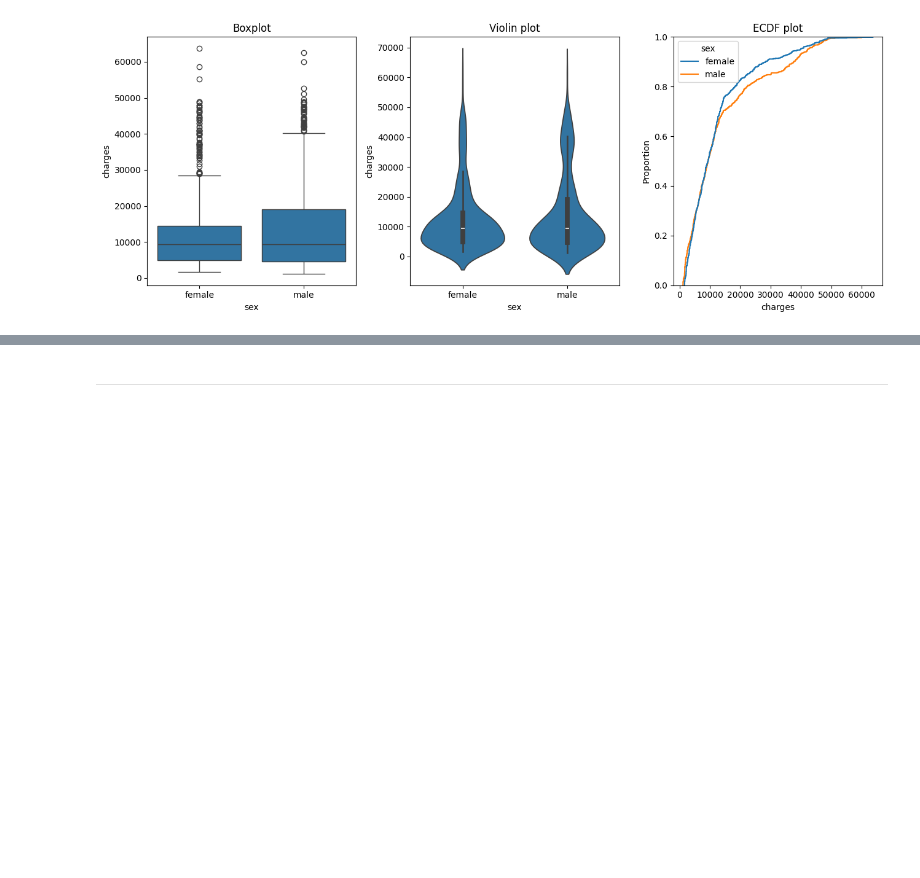
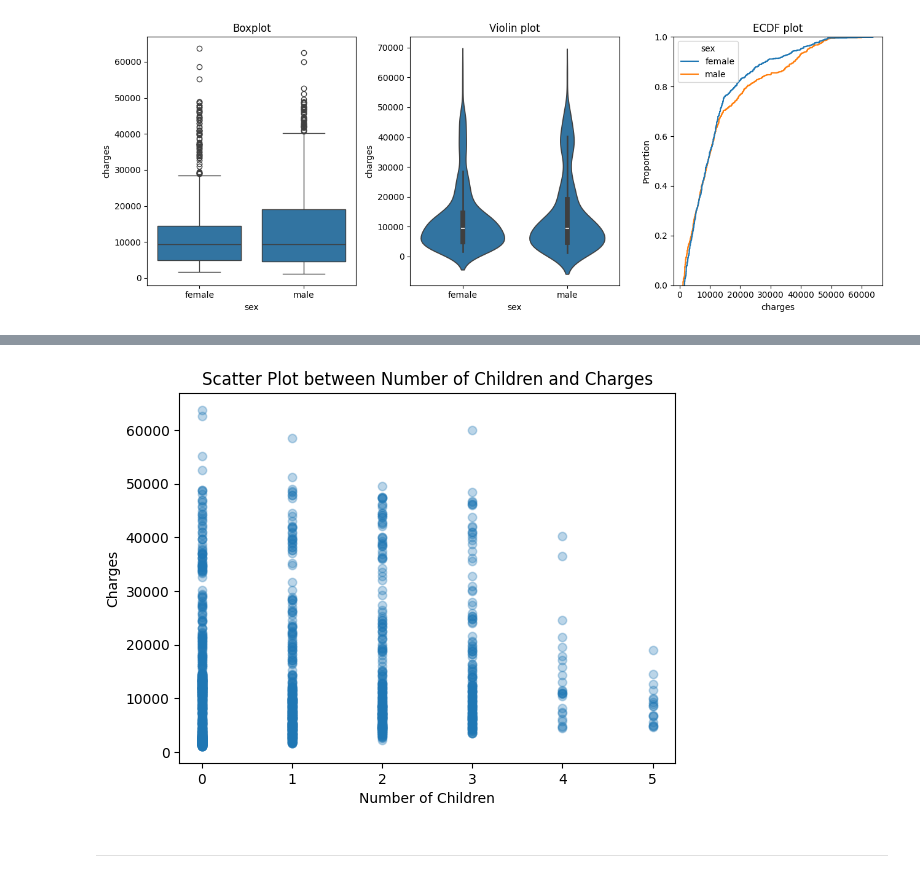
Before and after one commit to Khoi412/Hackathon1_Healthcare_Insurance_Cost_Analysis, a Jupyter notebook: jupyter_notebooks/Healthcare_insurance.ipynb, the cells around one changed output, grey strips where cells are left out. Cells and saved outputs as stored; diff of their text form; code cells hidden in the pictures; blank space fills up the shorter version.

```diff
--- a/jupyter_notebooks/Healthcare_insurance.ipynb
+++ b/jupyter_notebooks/Healthcare_insurance.ipynb
@@ -131,3 +206,12 @@ plt.show()
+# %%
+## Show a scatter plot between children and charges
+plt.scatter(df_insurance['children'], df_insurance['charges'], alpha=0.3)
+plt.title('Scatter Plot between Number of Children and Charges')
+plt.xlabel('Number of Children')
+plt.ylabel('Charges')
+plt.show()
+# %% [output]
+[figure, added]
 # %% [markdown]
 ---
 # %% [markdown]
```
Also changed, not shown: parts of 7 cells of this notebook, 1 other file.
